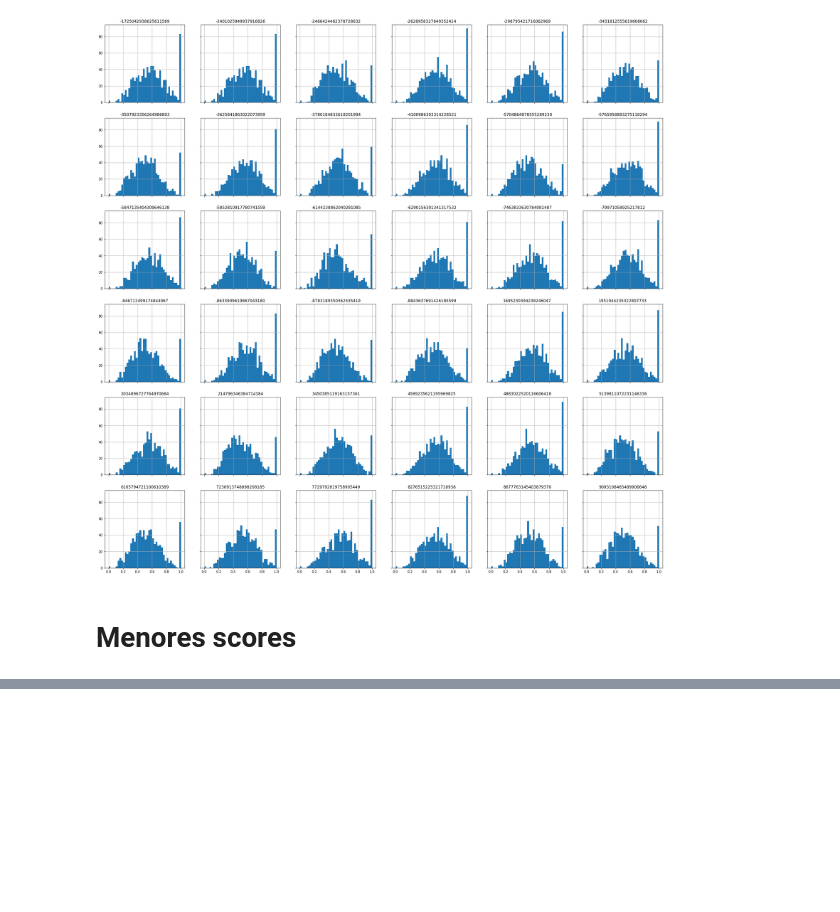
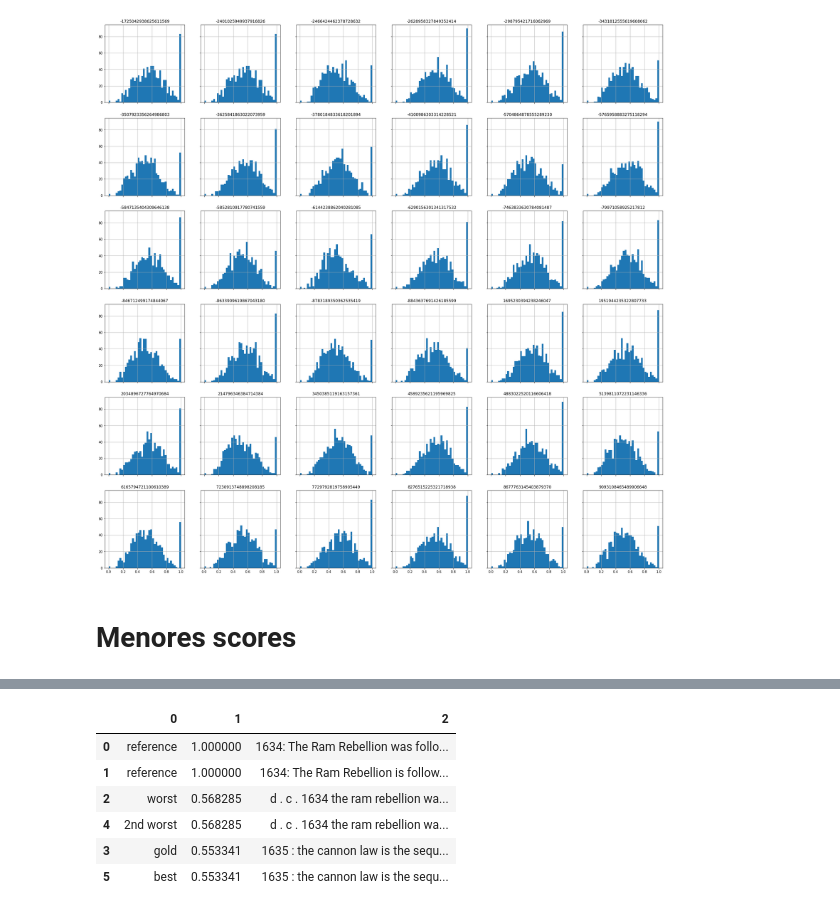
Before and after one commit to abevieiramota/masters, a Jupyter notebook: notebook/00 - Sentence level evaluation - DEV.ipynb, the cells around one changed output, grey strips where cells are left out. Cells and saved outputs as stored; diff of their text form; code cells hidden in the pictures; blank space fills up the shorter version.

```diff
--- a/notebook/00 - Sentence level evaluation - DEV.ipynb
+++ b/notebook/00 - Sentence level evaluation - DEV.ipynb
@@ -159,0 +143,10 @@ hypothesis[456]
+# %%
+get_texts(200, {'-5304774152169464302': 'gold', '8562436464462099980': 'best', '-4478499061069106480': 'worst', '-7111541801870592395': '2nd worst'})
+# %% [output]
+|  | 0 | 1 | 2 |
+| 0 | reference | 1.000000 | 1634: The Ram Rebellion was follo... |
+| 1 | reference | 1.000000 | 1634: The Ram Rebellion is follow... |
+| 2 | worst | 0.568285 | d . c . 1634 the ram rebellion wa... |
+| 4 | 2nd worst | 0.568285 | d . c . 1634 the ram rebellion wa... |
+| 3 | gold | 0.553341 | 1635 : the cannon law is the sequ... |
+| 5 | best | 0.553341 | 1635 : the cannon law is the sequ... |
```
Also changed, not shown: parts of 10 cells of this notebook, 5 other files.
